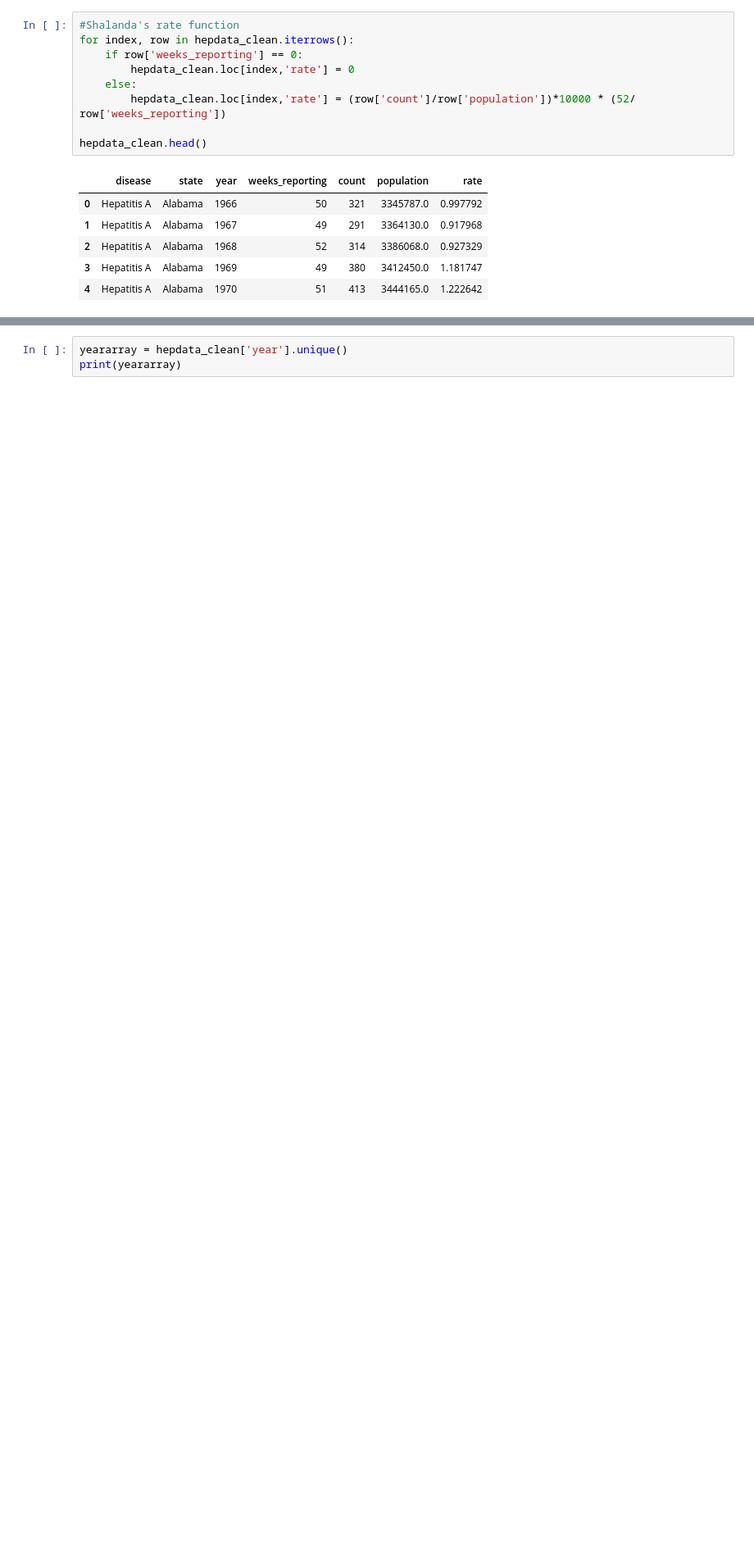
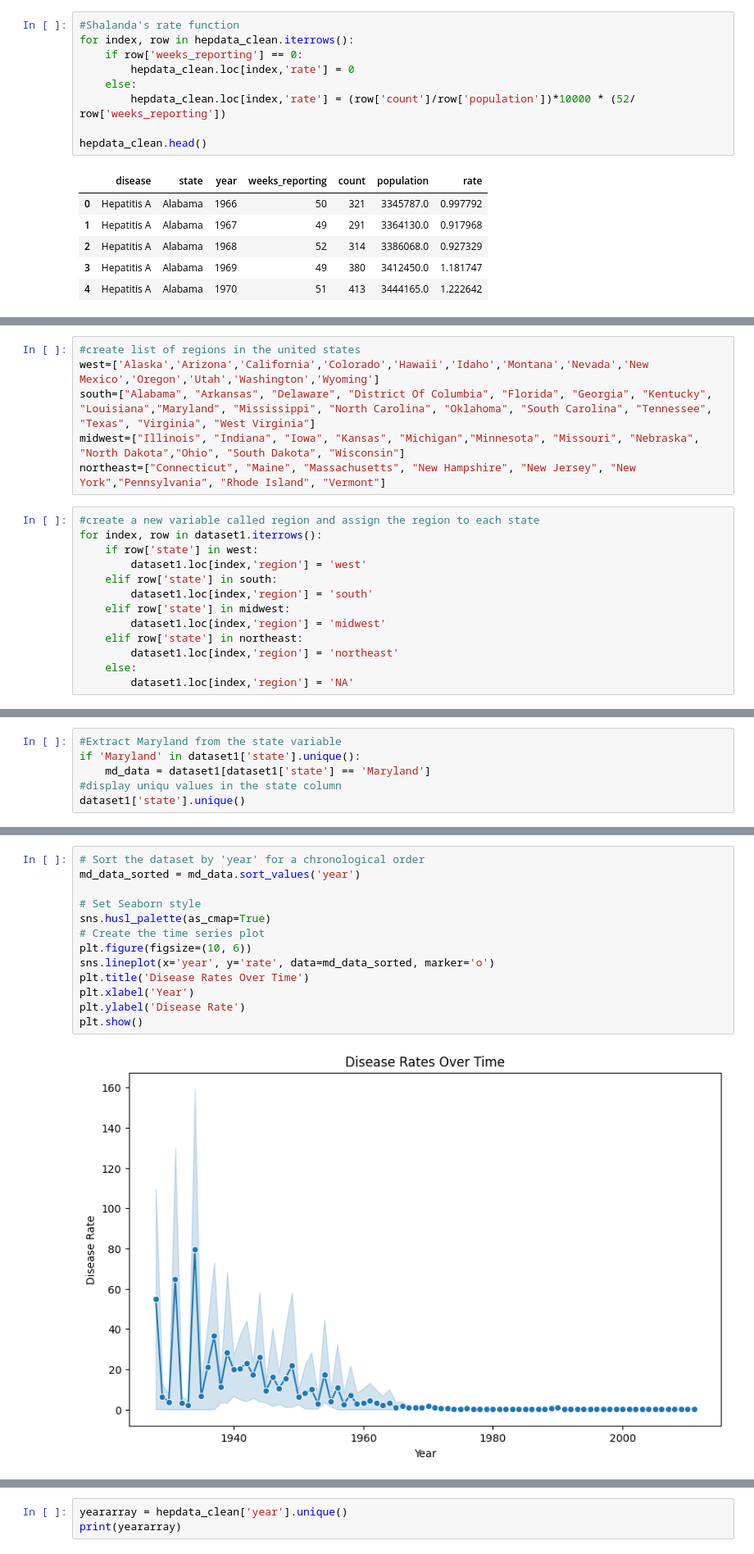
Before and after one commit to DataPlant/DataProject2Dieases, a Jupyter notebook: ProjectData2.ipynb, the cells around one changed output, grey strips where cells are left out. Shown: that part at 82% size. Saved outputs shown, nothing was run; the diff lists cells and outputs as text; blank space fills up the shorter version.

```diff
--- a/ProjectData2.ipynb
+++ b/ProjectData2.ipynb
@@ -38,0 +211,19 @@ hepdata_clean.head()
+# %%
+#create list of regions in the united states
+west=['Alaska','Arizona','California','Colorado','Hawaii','Idaho','Montana','Nevada','New Mexico','Oregon','Utah','Washington','Wyoming']
+south=["Alabama", "Arkansas", "Delaware", "District Of Columbia", "Florida", "Georgia", "Kentucky", "Louisiana","Maryland", "Mississippi", "North Carolina", "Oklahoma", "South Carolina", "Tennessee", "Texas", "Virginia", "West Virginia"]
+midwest=["Illinois", "Indiana", "Iowa", "Kansas", "Michigan","Minnesota", "Missouri", "Nebraska", "North Dakota","Ohio", "South Dakota", "Wisconsin"]
+northeast=["Connecticut", "Maine", "Massachusetts", "New Hampshire", "New Jersey", "New York","Pennsylvania", "Rhode Island", "Vermont"]
+# %%
+#create a new variable called region and assign the region to each state
+for index, row in dataset1.iterrows():
+    if row['state'] in west:
+        dataset1.loc[index,'region'] = 'west'
+    elif row['state'] in south:
+        dataset1.loc[index,'region'] = 'south'
+    elif row['state'] in midwest:
+        dataset1.loc[index,'region'] = 'midwest'
+    elif row['state'] in northeast:
+        dataset1.loc[index,'region'] = 'northeast'
+    else:
+        dataset1.loc[index,'region'] = 'NA'
@@ -38,0 +254,6 @@ hepdata_clean.head()
+# %%
+#Extract Maryland from the state variable
+if 'Maryland' in dataset1['state'].unique():
+    md_data = dataset1[dataset1['state'] == 'Maryland']
+#display uniqu values in the state column
+dataset1['state'].unique()
@@ -38,0 +331,15 @@ hepdata_clean.head()
+# %%
+# Sort the dataset by 'year' for a chronological order
+md_data_sorted = md_data.sort_values('year')
+
+# Set Seaborn style
+sns.husl_palette(as_cmap=True)
+# Create the time series plot
+plt.figure(figsize=(10, 6))
+sns.lineplot(x='year', y='rate', data=md_data_sorted, marker='o')
+plt.title('Disease Rates Over Time')
+plt.xlabel('Year')
+plt.ylabel('Disease Rate')
+plt.show()
+# %% [output]
+[figure, added]
```
Also changed, not shown: parts of 32 cells of this notebook.
